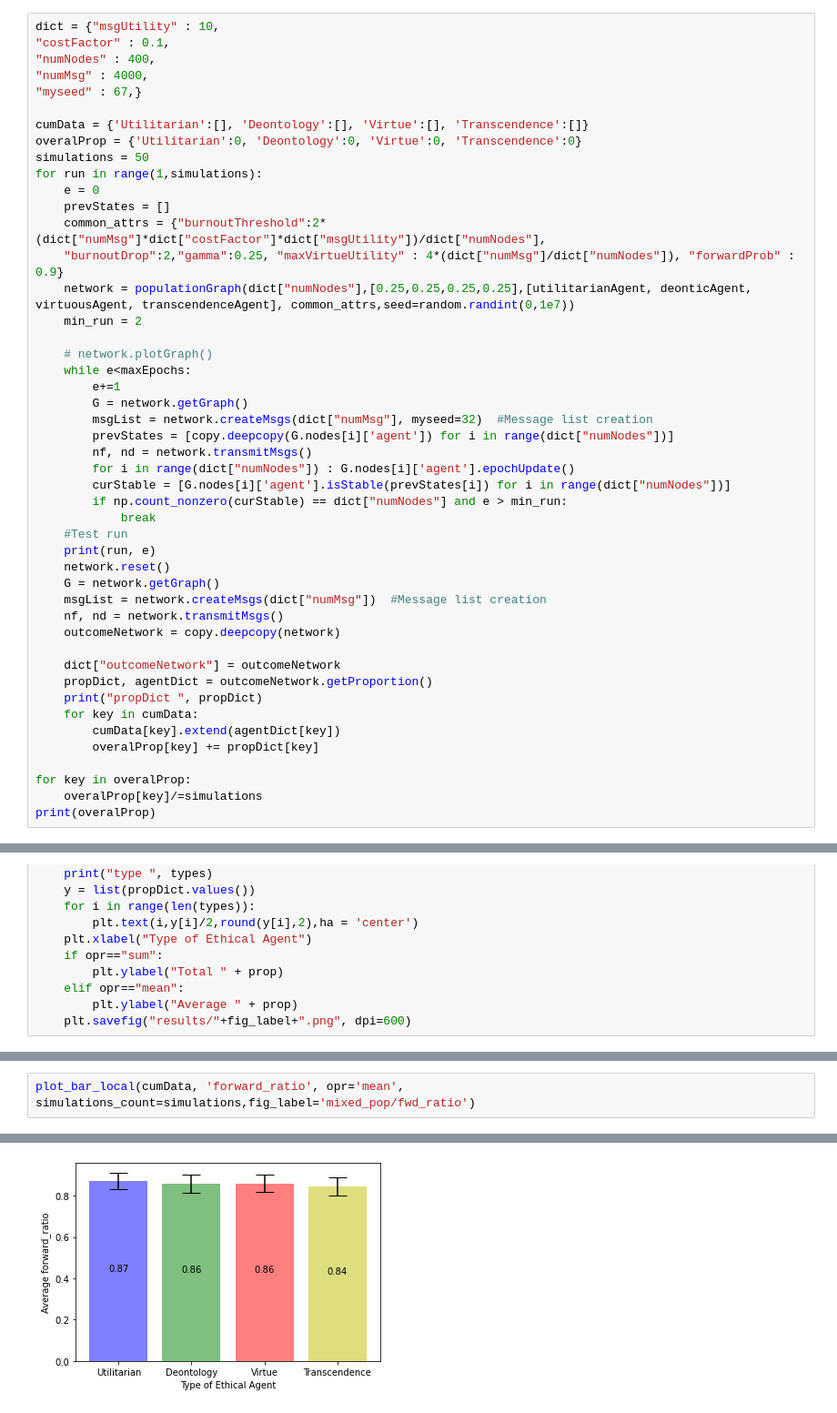
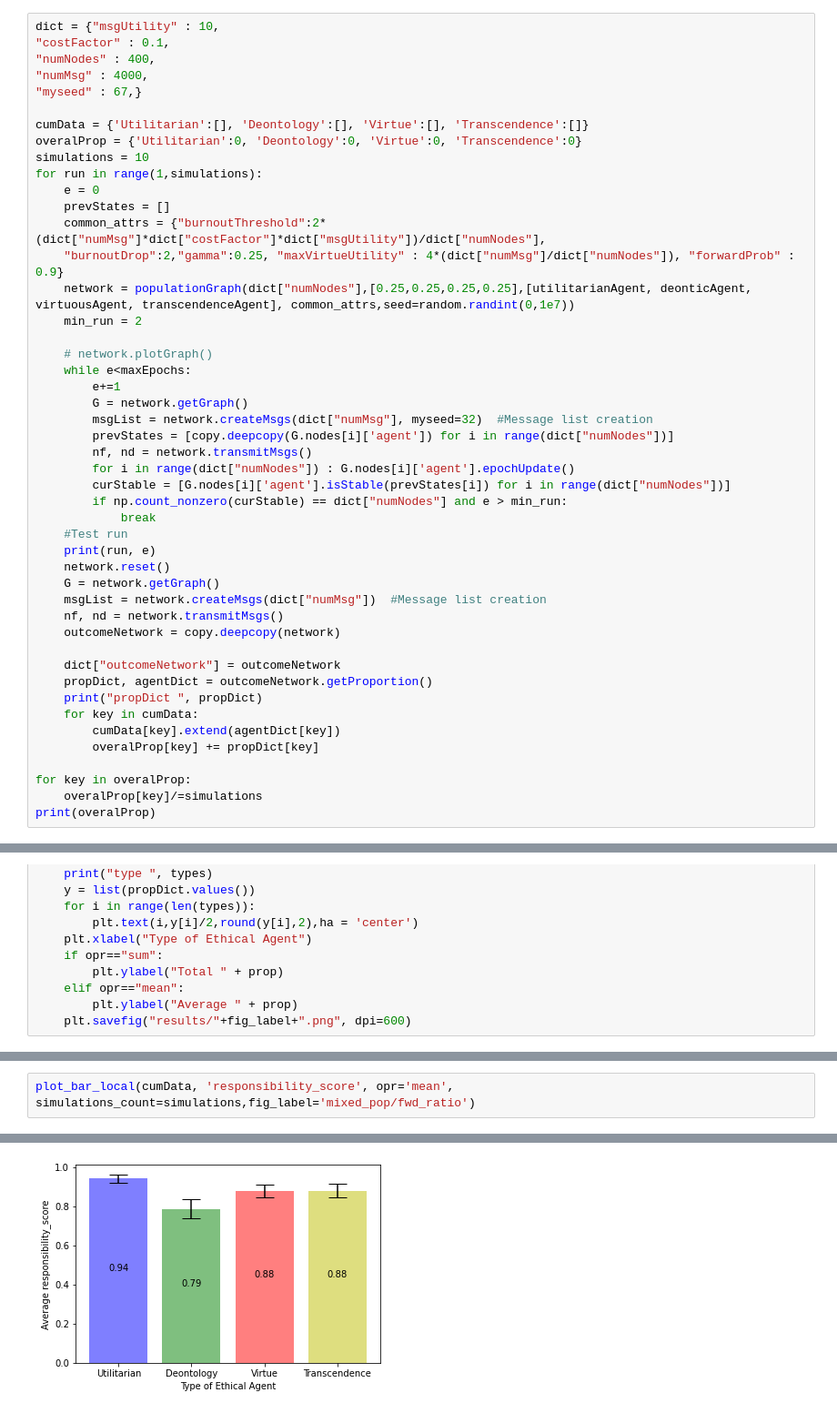
Before and after one commit to WSL-IIITB/SPECTRA, a Jupyter notebook: mixedNetworks.ipynb, the cells around one changed output, grey strips where cells are left out. Shown at 91% size. Saved outputs shown, nothing was run; the diff lists cells and outputs as text.

```diff
--- a/mixedNetworks.ipynb
+++ b/mixedNetworks.ipynb
@@ -29,7 +29,7 @@ dict = {"msgUtility" : 10,
 
 cumData = {'Utilitarian':[], 'Deontology':[], 'Virtue':[], 'Transcendence':[]}
 overalProp = {'Utilitarian':0, 'Deontology':0, 'Virtue':0, 'Transcendence':0}
-simulations = 50
+simulations = 10
 for run in range(1,simulations):
     e = 0
     prevStates = []
@@ -136,3 +136,3 @@ type  ['Utilitarian', 'Deontology', 'Virtue', 'Transcendence']
 # %%
-plot_bar_local(cumData, 'forward_ratio', opr='mean', simulations_count=simulations,fig_label='mixed_pop/fwd_ratio')
+plot_bar_local(cumData, 'responsibility_score', opr='mean', simulations_count=simulations,fig_label='mixed_pop/fwd_ratio')
 # %% [output]
@@ -140,2 +140,2 @@ plot_bar_local(cumData, 'forward_ratio', opr='mean', simulations_count=simulatio
 type  ['Utilitarian', 'Deontology', 'Virtue', 'Transcendence']
-[figure, old version]
+[figure, new version]
```
Also changed, not shown: parts of 5 cells of this notebook, 54 other files.
